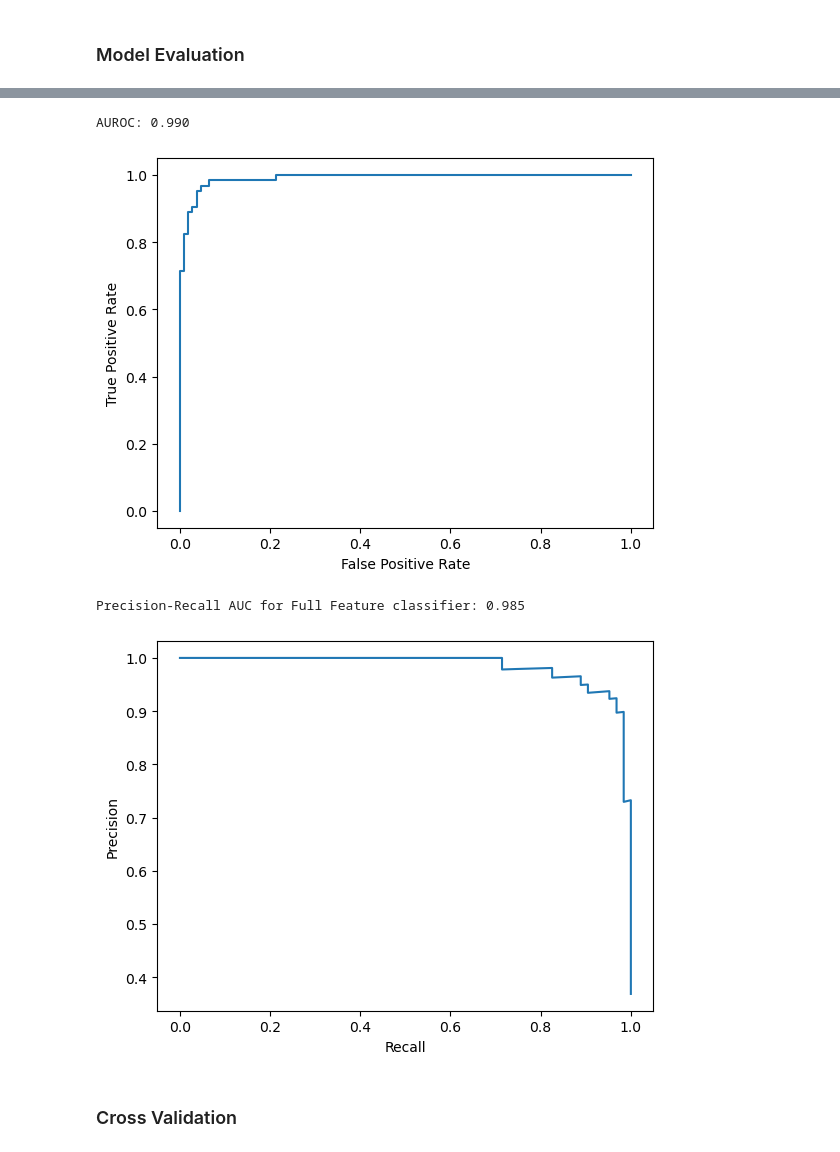
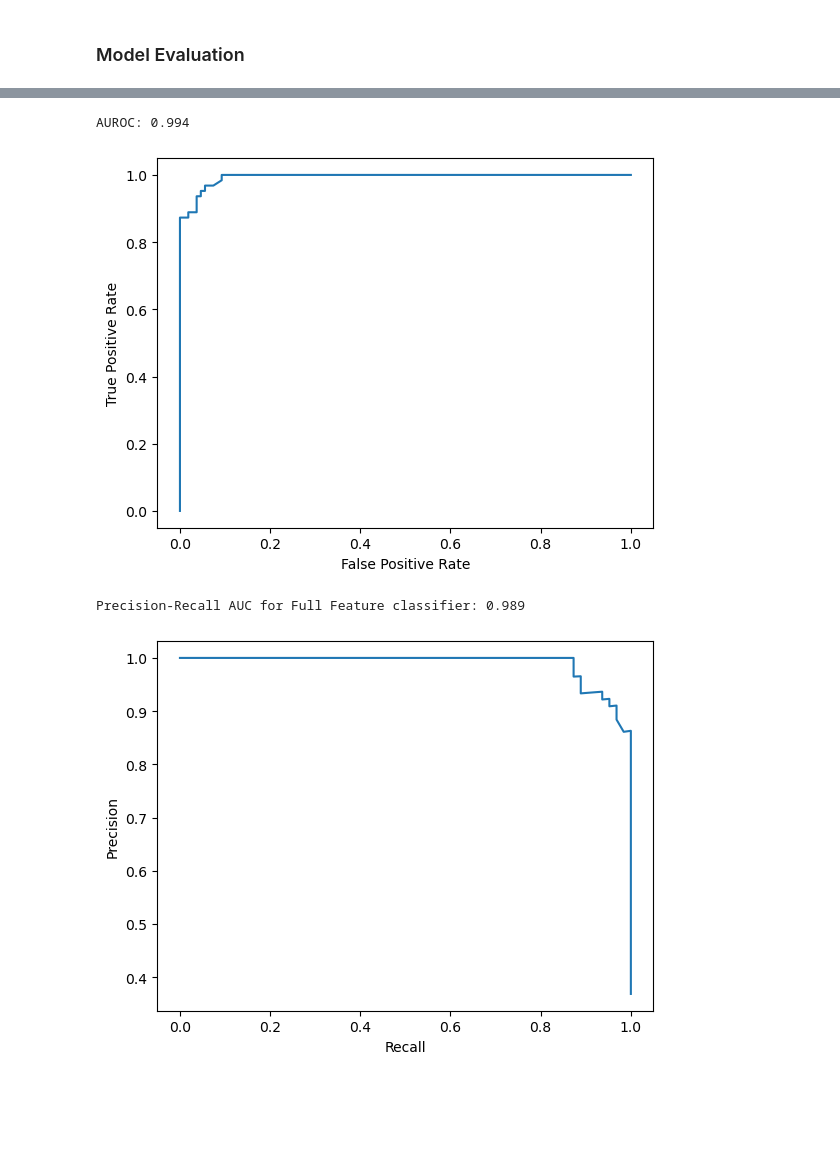
Before and after one commit to hzhou02/DS3000-Group13, a Jupyter notebook: BCproject.ipynb, the cells around one changed output, grey strips where cells are left out. Drawn from its saved outputs; the diff is of its cells as text; code cells hidden in the pictures; blank space fills up the shorter version.

```diff
--- a/BCproject.ipynb
+++ b/BCproject.ipynb
@@ -526,7 +562,7 @@ Specificity: 0.852
 # %%
-# ROC for all-variable classifier
-yprob_full = dflr.predict_proba(Xtest)[:, 1]  # Get predicted probabilities for class 1
-fpr, tpr, _ = roc_curve(ytest, yprob_full)
+# ROC for random forest tree classifier
+yprob = rf.predict_proba(Xtest)[:, 1]  # Get predicted probabilities for class 1
+fpr, tpr, _ = roc_curve(ytest, yprob)
 roc_auc = auc(fpr, tpr)
 plt.plot(fpr, tpr, label=f"Full Feature Classifier (AUROC = {roc_auc:.3f})")
 plt.xlabel("False Positive Rate")
@@ -534,19 +570,17 @@ plt.ylabel("True Positive Rate")
 print(f"AUROC: {roc_auc:.3f}")
 plt.show()
 # %% [output]
-AUROC: 0.990
+AUROC: 0.994
-[figure, old version]
+[figure, new version]
 # %%
-# PRC for all-variable classifier
-precision, recall, _ = precision_recall_curve(ytest, yprob_full)
+# PRC for random forest tree classifier
+precision, recall, _ = precision_recall_curve(ytest, yprob)
 plt.plot(recall, precision, label='Full Feature Classifier')
 plt.xlabel("Recall")
 plt.ylabel("Precision")
 auc_full = auc(recall, precision)
 print(f"Precision-Recall AUC for Full Feature classifier: {auc_full:.3f}")
 plt.show()
 # %% [output]
-Precision-Recall AUC for Full Feature classifier: 0.985
+Precision-Recall AUC for Full Feature classifier: 0.989
-[figure, old version]
+[figure, new version]
-# %% [markdown]
-### Cross Validation
```
Also changed, not shown: parts of 8 cells of this notebook.
